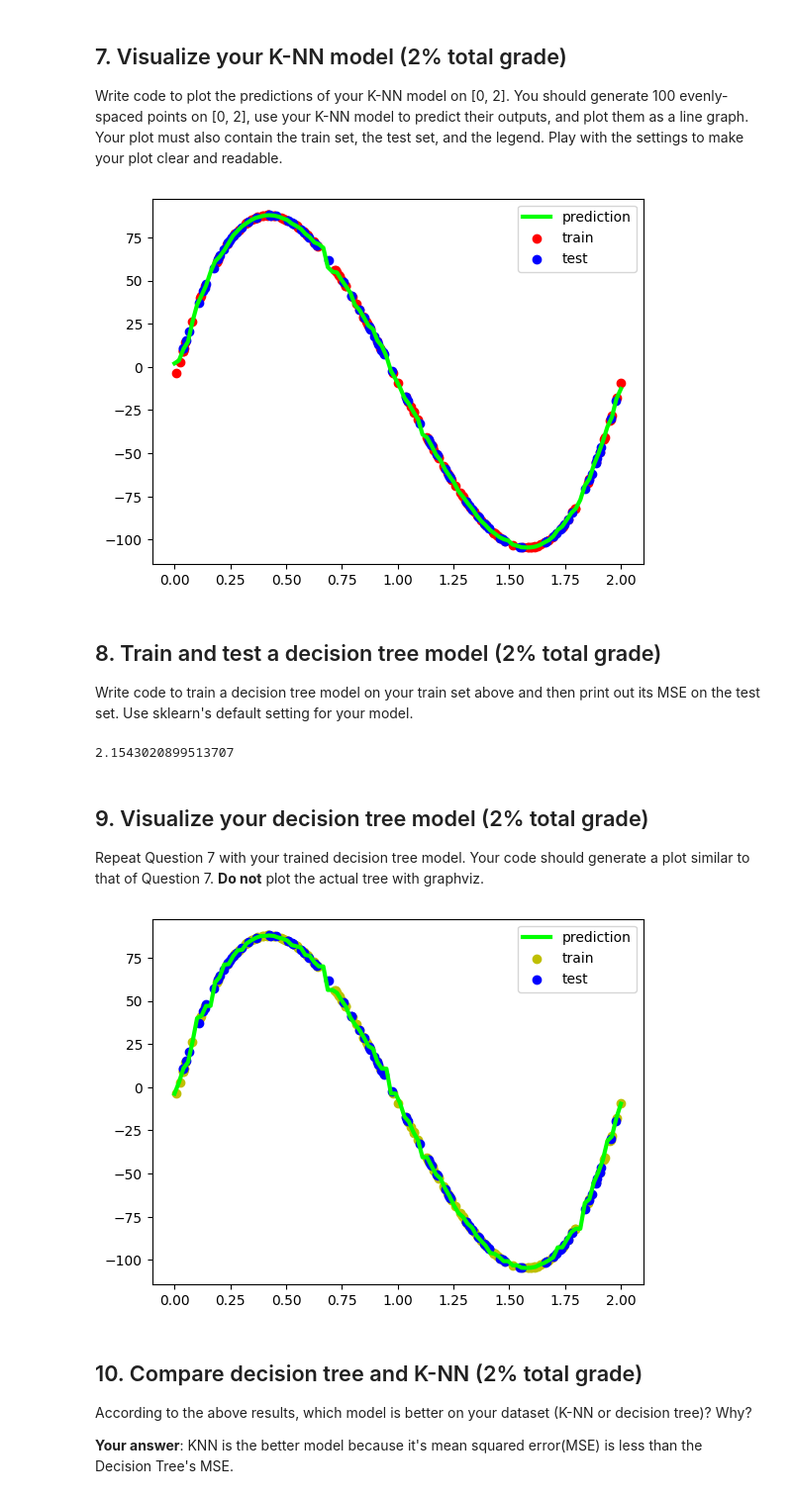
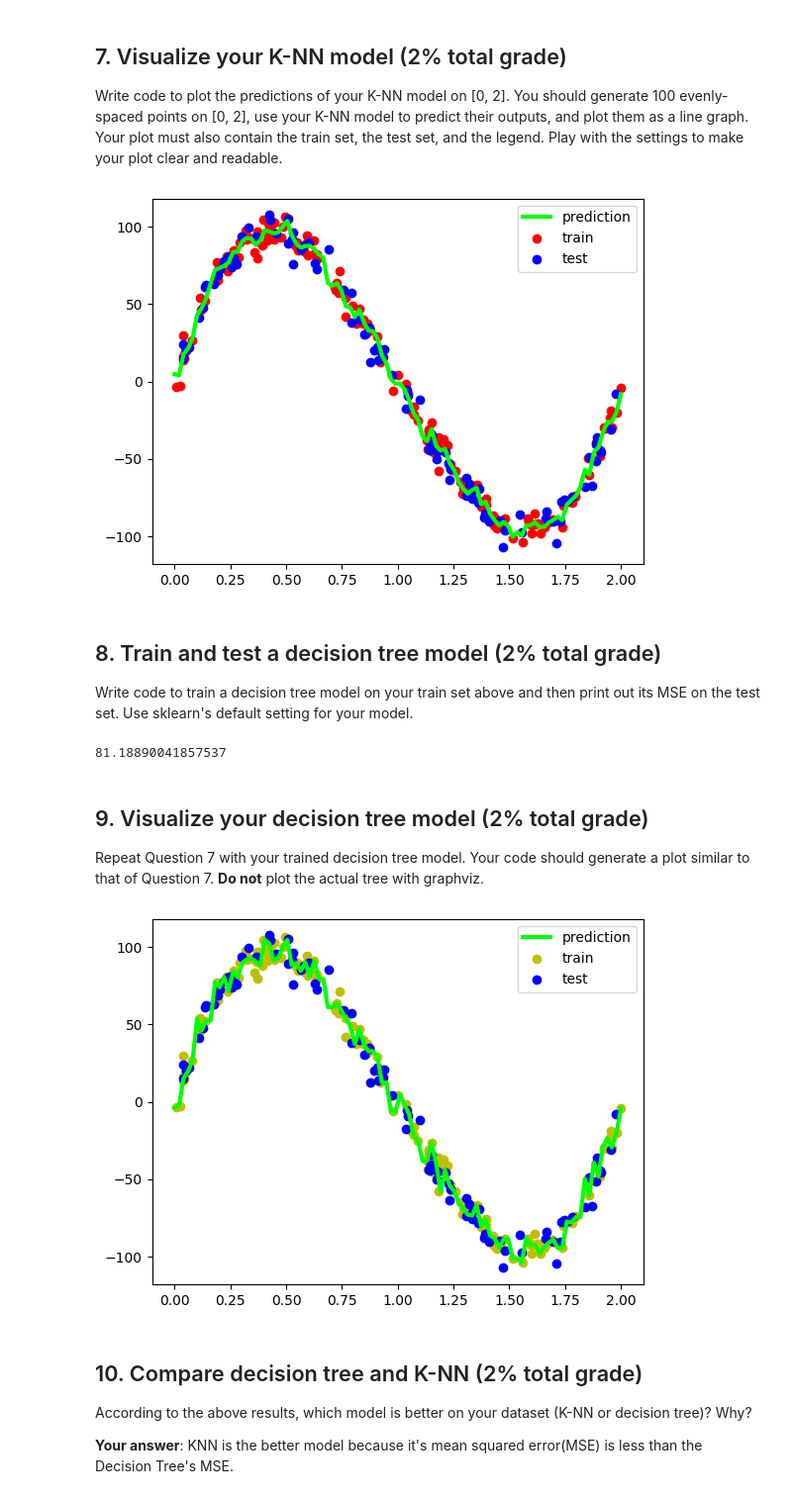
Before and after one commit to michaelcordero/cap-5602-ai, a Jupyter notebook: homework_notebooks/homework2.ipynb, the cells around one changed output. Shown at 99% size. Drawn from its saved outputs; the diff is of its cells as text; code cells hidden in the pictures.

Commit message:
* emailed Prof. Cong Nguyen and he informed me that Gaussian noise should be produced for every data point. * made code changes to reflect that.

```diff
--- a/homework_notebooks/homework2.ipynb
+++ b/homework_notebooks/homework2.ipynb
@@ -22,8 +22,7 @@ import numpy as np
 np.random.seed(0)
 n_samples = 250
 x = np.sort(2 * np.random.rand(n_samples, 1), axis=0)
-noise = np.random.normal(loc=0, scale=0.4, size=(n_samples, 1))
-y = np.apply_along_axis(lambda i: sum(i**3 - 3*i**2 + 2*i + noise), axis=1, arr=x)
+y = np.apply_along_axis(lambda i: sum(i**3 - 3*i**2 + 2*i + np.random.normal(loc=0, scale=0.4, size=(n_samples, 1))), axis=1, arr=x)
 # %% [markdown]
 ## 2. Split dataset into train/test sets (1% total grade)
 
@@ -89,15 +83,15 @@ yd= knn.predict(xd)
 # Plot a line connecting the points
 plt.plot(xd, yd, color="lime", label="prediction", linewidth=3)
 # Plot the training set
-plt.scatter(X_train, Y_train, vmin=0, vmax=100, color="r", label="train")
+plt.scatter(X_train, Y_train, color="r", label="train")
 # Plot the test set
-plt.scatter(X_test, Y_test, vmin=0, vmax=100, color="b", label="test")
+plt.scatter(X_test, Y_test, color="b", label="test")
 # Add legend
 plt.legend()
 # Show the plot
 plt.show()
 # %% [output]
-[figure, old version]
+[figure, new version]
 # %% [markdown]
 ## 8. Train and test a decision tree model (2% total grade)
 
@@ -112,7 +106,7 @@ TY_prediction = tree_model.predict(X_test)
 tree_mse = mean_squared_error(Y_test, TY_prediction)
 print(tree_mse)
 # %% [output]
-2.1543020899513707
+81.18890041857537
 # %% [markdown]
 ## 9. Visualize your decision tree model (2% total grade)
 
@@ -120,21 +114,21 @@ Repeat Question 7 with your trained decision tree model. Your code should genera
 # %%
 # Write your code here
 # generate 100 points evenly spaced on the domain [0,2]
 xt = np.linspace(0,2,100).reshape(-1,1)
 # make prediction on the newly generated x-inputs
 yt = tree_model.predict(xt)
 # plot a line connecting the points
 plt.plot(xt,yt, color="lime", label="prediction", linewidth=3)
 # Plot the training set
-plt.scatter(X_train, Y_train, vmin=0, vmax=100, color="y", label="train")
+plt.scatter(X_train, Y_train, color="y", label="train")
 # Plot the test set
-plt.scatter(X_test, Y_test, vmin=0, vmax=100, color="b", label="test")
+plt.scatter(X_test, Y_test,  color="b", label="test")
 # Add legend
 plt.legend()
 # Show the plot
 plt.show()
 # %% [output]
-[figure, old version]
+[figure, new version]
 # %% [markdown]
 ## 10. Compare decision tree and K-NN (2% total grade)
 
```
Also changed, not shown: parts of 2 cells of this notebook.
